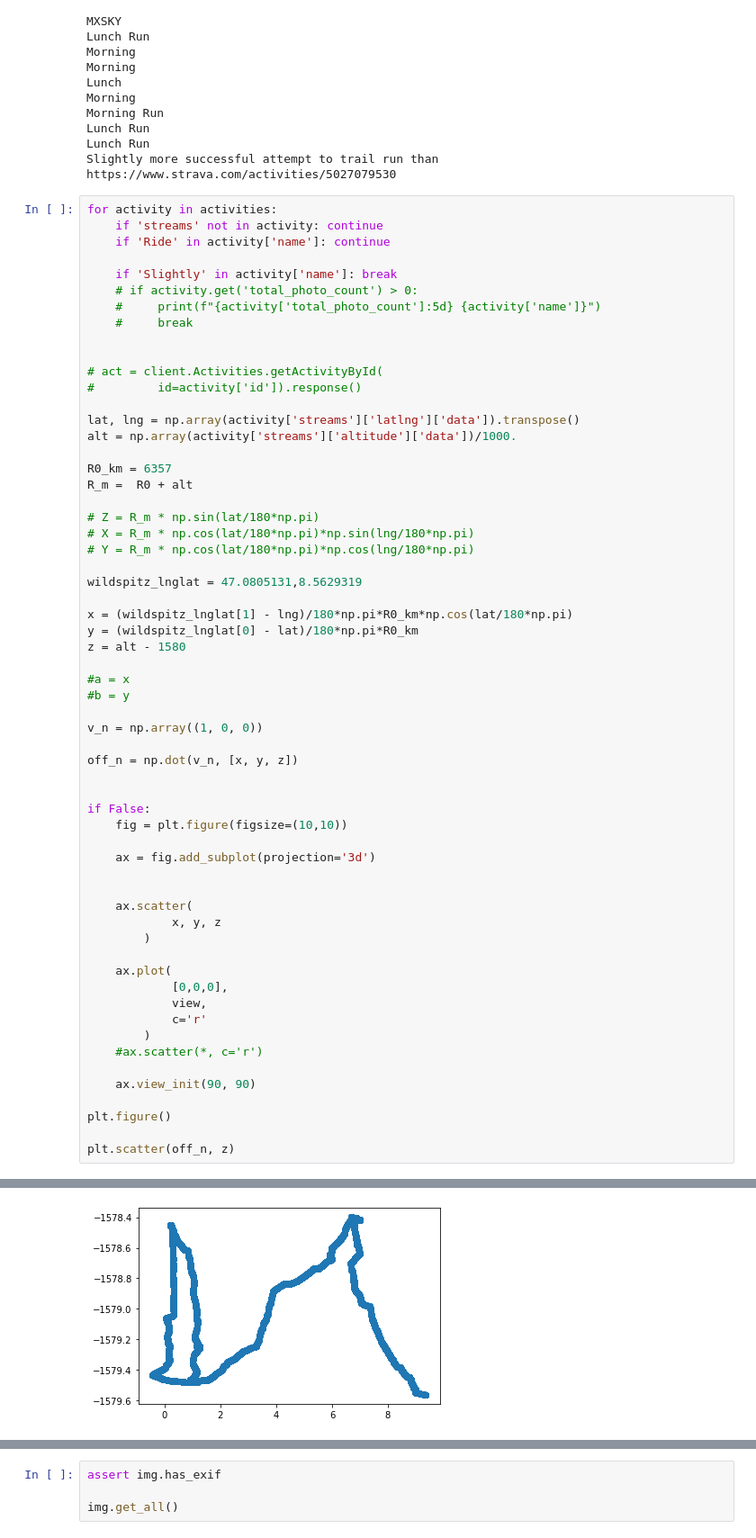
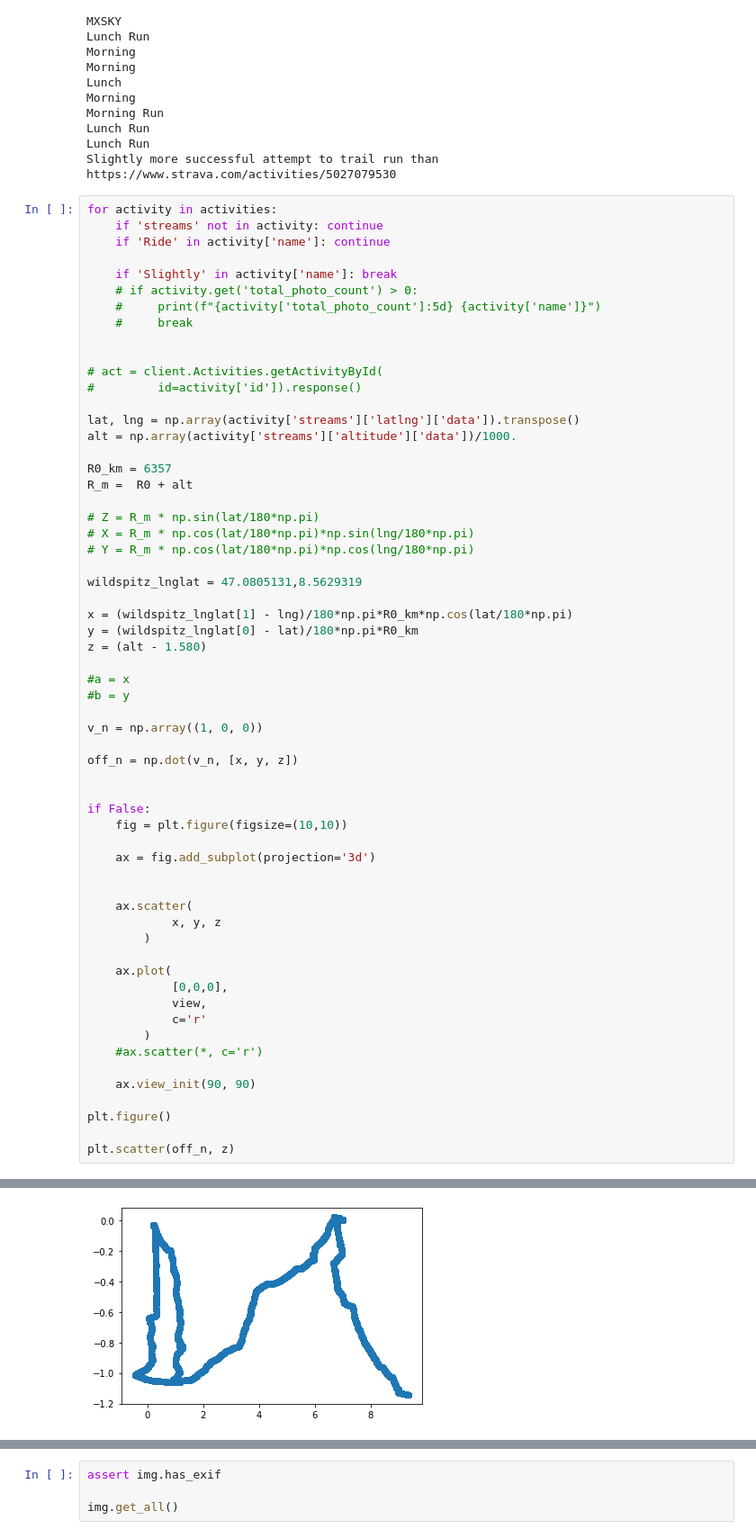
Before and after one commit to volodymyrss/strava-trail-analyze, a Jupyter notebook: trail.ipynb, the cells around one changed output, grey strips where cells are left out. Shown at 90% size. Saved outputs shown, nothing was run; the diff lists cells and outputs as text.

```diff
--- a/trail.ipynb
+++ b/trail.ipynb
@@ -291,41 +291,41 @@ wildspitz_lnglat = 47.0805131,8.5629319
 
 x = (wildspitz_lnglat[1] - lng)/180*np.pi*R0_km*np.cos(lat/180*np.pi)
 y = (wildspitz_lnglat[0] - lat)/180*np.pi*R0_km
-z = alt - 1580
+z = (alt - 1.580)
 
 #a = x
 #b = y
 
 v_n = np.array((1, 0, 0))
 
 off_n = np.dot(v_n, [x, y, z])
 
 
 if False:
     fig = plt.figure(figsize=(10,10))
 
     ax = fig.add_subplot(projection='3d')
 
 
     ax.scatter(
             x, y, z
         )
 
     ax.plot(
             [0,0,0],
             view,
             c='r'
         )
     #ax.scatter(*, c='r')
 
     ax.view_init(90, 90)
 
 plt.figure()
 
 plt.scatter(off_n, z)
 # %% [output]
 <matplotlib.collections.PathCollection at 0x...>
-[figure, old version]
+[figure, new version]
 # %%
 r = np.array([x, y, z])
 
```
Also changed, not shown: parts of 3 cells of this notebook.
